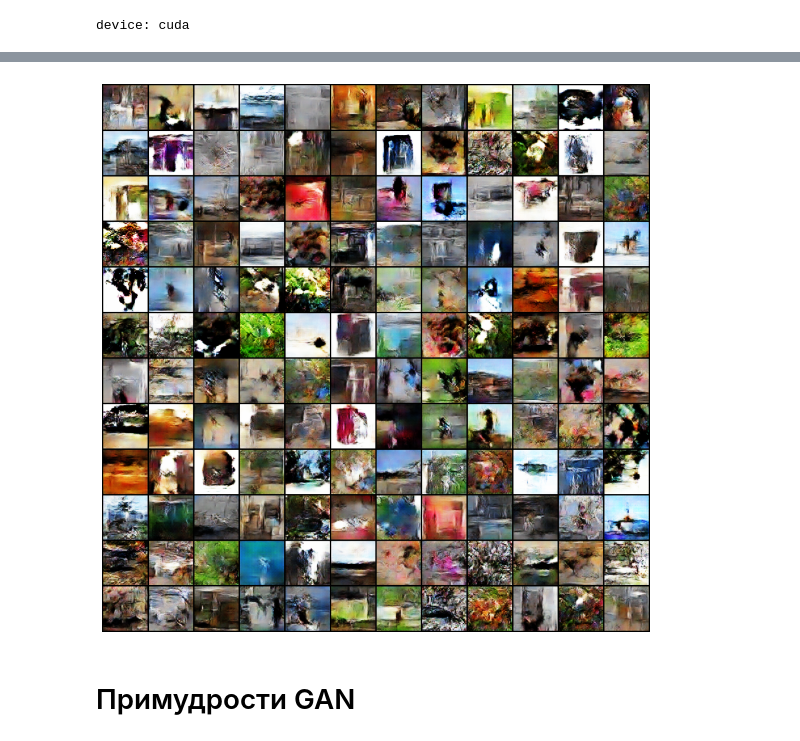
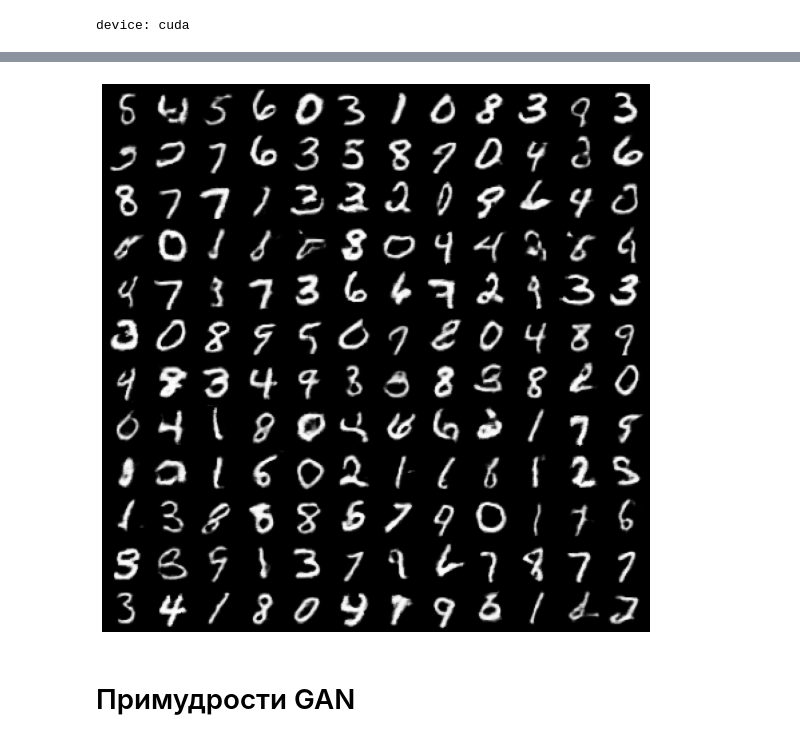
Before and after one commit to Dont4rootMe/simulative-GAN_lectures, a Jupyter notebook: gan.ipynb, the cells around one changed output, grey strips where cells are left out. Drawn from its saved outputs; the diff is of its cells as text; code cells hidden in the pictures.

Commit message:
adding mnist experiment

```diff
--- a/gan.ipynb
+++ b/gan.ipynb
@@ -1085,7 +1073,7 @@ critic_per_gen_steps = np.linspace(1, n_critic, total_steps)
 
 step = 0
 for epoch in range(epochs):
-    for i, real in enumerate(train_loader):
+    for i, (real, _) in enumerate(train_loader):
         real = real.to(device)
 
         # --- Train critic ---
@@ -1120,4 +1108,28 @@ for epoch in range(epochs):
                 print(f"epoch {epoch+1}/{epochs} | step {step} | n_critic {current_n_critic} | loss_C {loss_C.item():.4f} | gp {gp.item():.4f} | loss_G {loss_G_val:.4f}")
 
         step += 1
+
+# Save checkpoint after training
+ckpt_path = "wgan_gp_mnist_ckpt.pt"
+checkpoint = {
+    "generator": G.state_dict(),
+    "critic": C.state_dict(),
+    "opt_G": opt_G.state_dict(),
+    "opt_C": opt_C.state_dict(),
+    "config": {
+        "image_size": image_size,
+        "channels": channels,
+        "latent_dim": latent_dim,
+        "batch_size": batch_size,
+        "epochs": epochs,
+        "lr": lr,
+        "betas": betas,
+        "n_critic": n_critic,
+        "lambda_gp": lambda_gp,
+        "seed": seed,
+    },
+}
+
+torch.save(checkpoint, ckpt_path)
+print("Checkpoint saved to:", ckpt_path)
 # %% [output]
@@ -1141,29 +1153,29 @@ epoch 25/25 | step 31200 | n_critic 5 | loss_C -3.5306 | gp 0.0373 | loss_G 5.51
 # %%
 # === 5. Generation and Visualization 12x12 ===
 
 import torch
 
 G = Generator(z_dim=latent_dim, img_channels=channels).to(device)
-G.load_state_dict(torch.load("wgan_imagenet64_ckpt.pt")['generator'])
+G.load_state_dict(torch.load("wgan_gp_mnist_ckpt.pt")['generator'])
 
 @torch.no_grad()
 def generate_grid(generator, nrow=12, ncol=12, z_dim=latent_dim, device=device, figsize=(12, 12)):
     generator.eval()
     n = nrow * ncol
     z = torch.randn(n, z_dim, 1, 1, device=device)
     fake = generator(z).cpu()
 
     # Convert to [0, 1] and create grid
     grid = make_grid(fake, nrow=nrow, normalize=True, value_range=(-1, 1))
     plt.figure(figsize=figsize)
     plt.axis("off")
     plt.imshow(grid.permute(1, 2, 0))
     plt.show()
 
 # Example call after training
 generate_grid(G)
 # %% [output]
-[figure, old version]
+[figure, new version]
 # %% [markdown]
 # Примудрости GAN
 # %% [markdown]
```
Also changed, not shown: parts of 5 cells of this notebook.
